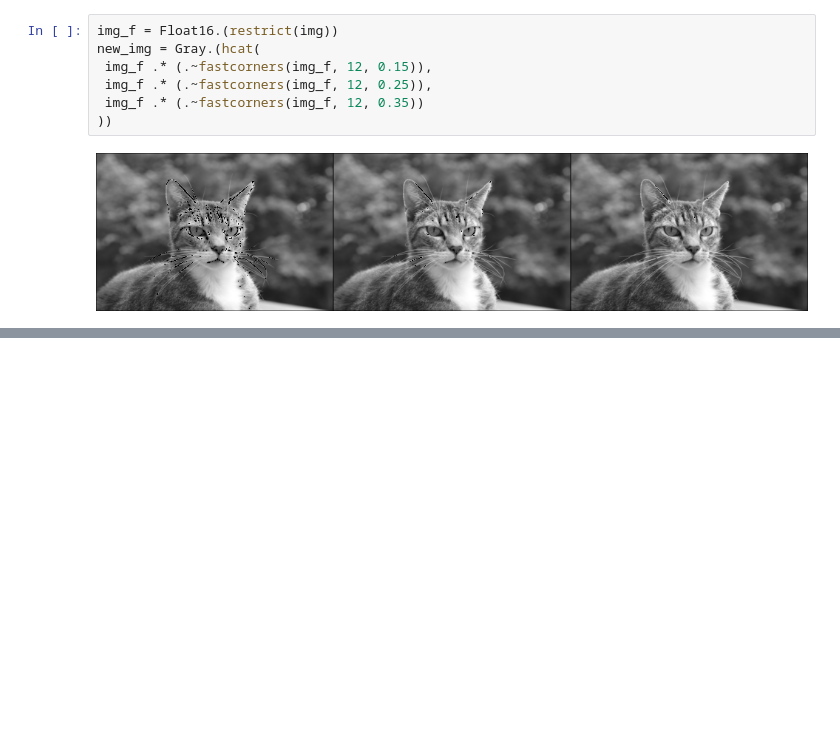
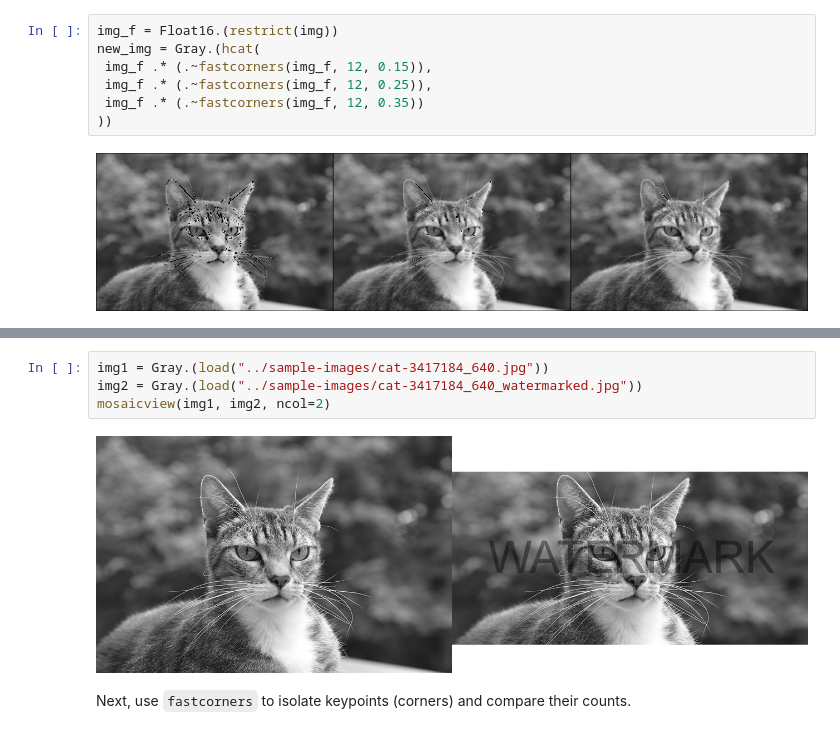
Before and after one commit to tjburch/hands-on-cv-julia, a Jupyter notebook: notes/ch05.ipynb, the cells around one changed output, grey strips where cells are left out. Cells and saved outputs as stored; diff of their text form; blank space fills up the shorter version.

```diff
--- a/notes/ch05.ipynb
+++ b/notes/ch05.ipynb
@@ -45,0 +164,8 @@ LoadError: ArgumentError: No file exists at given path: ../sample-images/newspap
+# %%
+img1 = Gray.(load("../sample-images/cat-3417184_640.jpg"))
+img2 = Gray.(load("../sample-images/cat-3417184_640_watermarked.jpg"))
+mosaicview(img1, img2, ncol=2)
+# %% [output]
+[figure, added]
+# %% [markdown]
+Next, use `fastcorners` to isolate keypoints (corners) and compare their counts.
```
Also changed, not shown: parts of 25 cells of this notebook.
